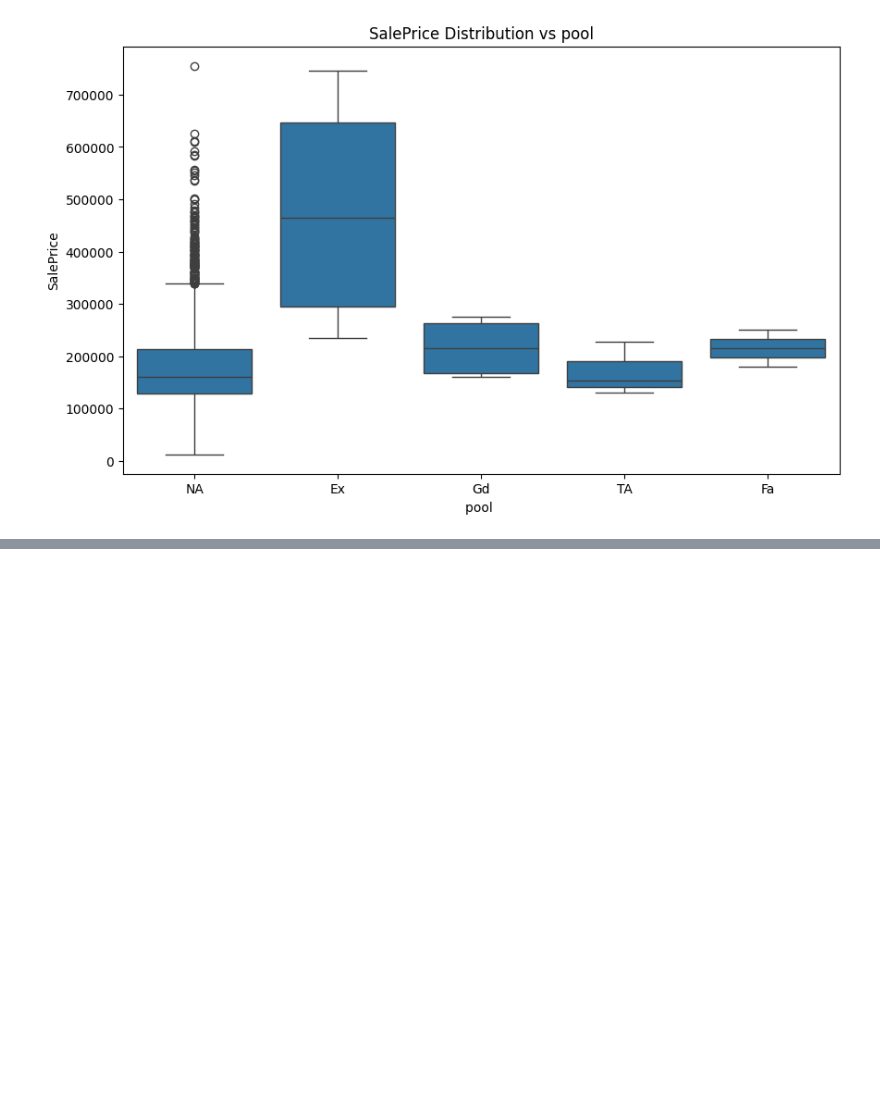
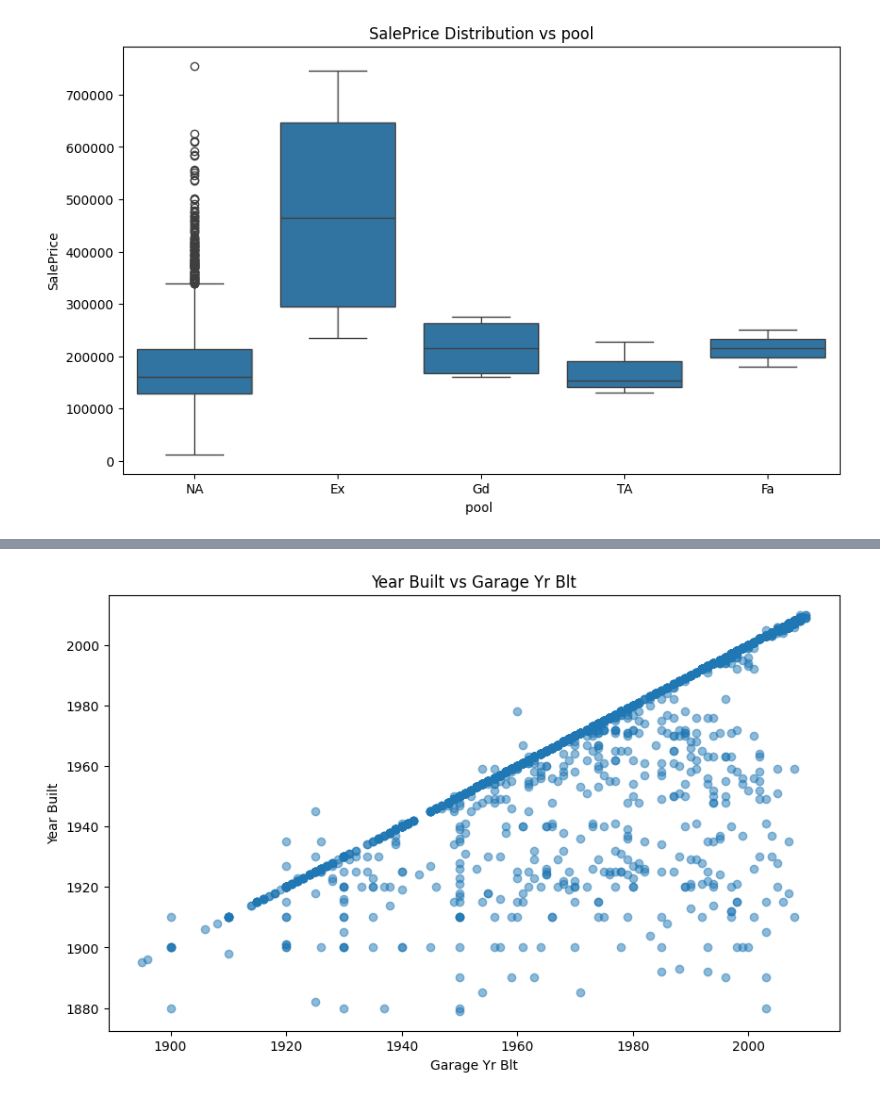
Before and after one commit to chiracarla/lab1, a Jupyter notebook: lab1.ipynb, the cells around one changed output, grey strips where cells are left out. Saved outputs shown, nothing was run; the diff lists cells and outputs as text; code cells hidden in the pictures; blank space fills up the shorter version.

```diff
--- a/lab1.ipynb
+++ b/lab1.ipynb
@@ -313,0 +333,9 @@ plt.show() #casele fara pool pot avea acelasi pret ca si celelalte
+# %%
+plt.figure(figsize=(10,6))
+plt.scatter(current['Garage Yr Blt'], current['Year Built'], alpha=0.5)
+plt.title("Year Built vs Garage Yr Blt")
+plt.xlabel("Garage Yr Blt")
+plt.ylabel("Year Built")
+plt.show()
+# %% [output]
+[figure, added]
```
Also changed, not shown: parts of 5 cells of this notebook.
